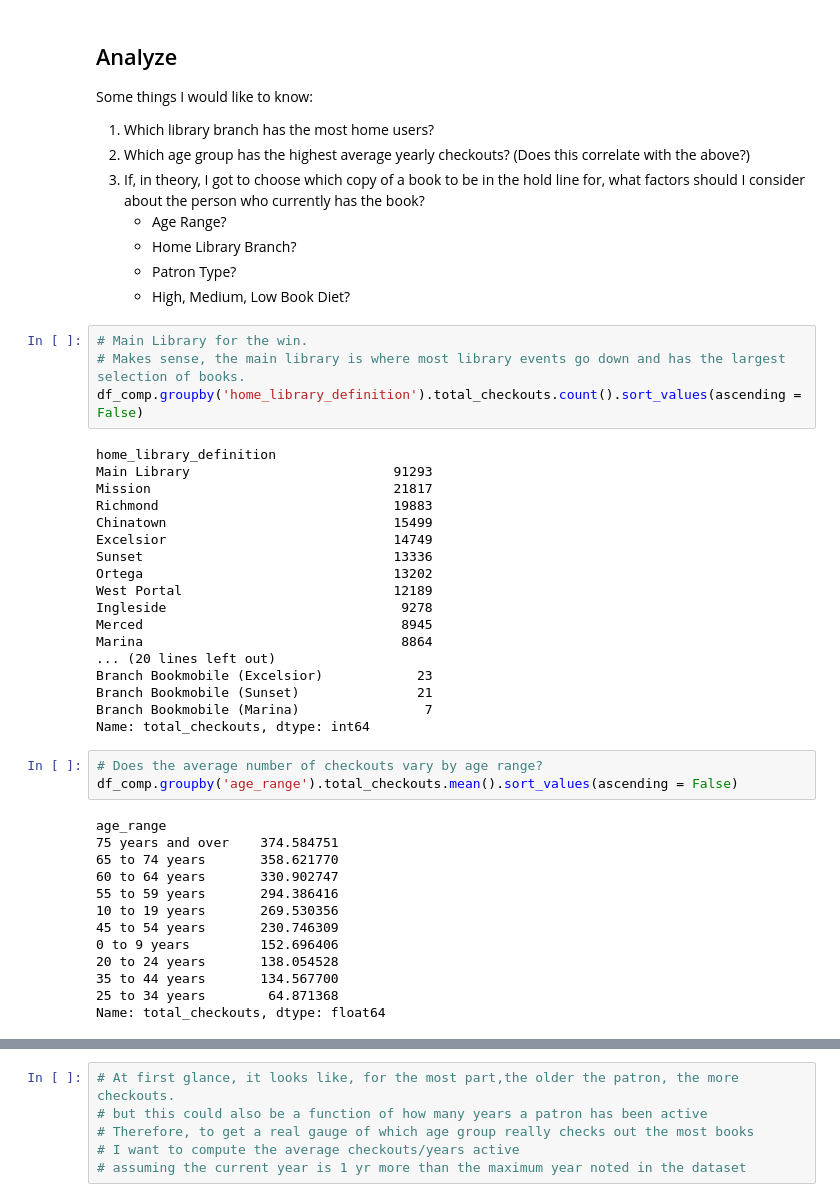
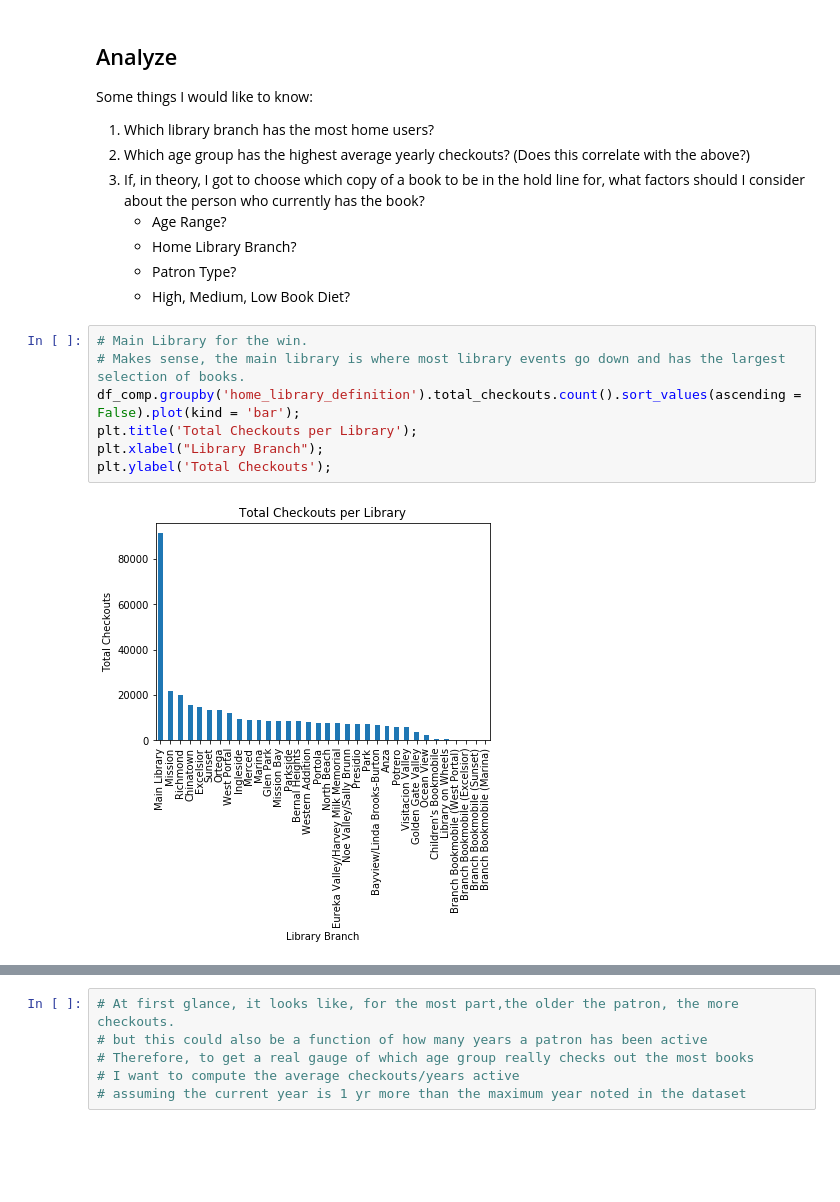
Before and after one commit to arispeaks/SFLibrary, a Jupyter notebook: SF_Library_Project.ipynb, the cells around one changed output, grey strips where cells are left out. Saved outputs shown, nothing was run; the diff lists cells and outputs as text; blank space fills up the shorter version.

```diff
--- a/SF_Library_Project.ipynb
+++ b/SF_Library_Project.ipynb
@@ -295,38 +295,9 @@ Some things I would like to know:
 # %%
 # Main Library for the win.
 # Makes sense, the main library is where most library events go down and has the largest selection of books.
-df_comp.groupby('home_library_definition').total_checkouts.count().sort_values(ascending = False)
+df_comp.groupby('home_library_definition').total_checkouts.count().sort_values(ascending = False).plot(kind = 'bar');
+plt.title('Total Checkouts per Library');
+plt.xlabel("Library Branch");
+plt.ylabel('Total Checkouts');
 # %% [output]
-home_library_definition
-Main Library                          91293
-Mission                               21817
-Richmond                              19883
-Chinatown                             15499
-Excelsior                             14749
-Sunset                                13336
-Ortega                                13202
-West Portal                           12189
-Ingleside                              9278
-Merced                                 8945
-Marina                                 8864
-... (20 lines left out)
-Branch Bookmobile (Excelsior)            23
-Branch Bookmobile (Sunset)               21
-Branch Bookmobile (Marina)                7
-Name: total_checkouts, dtype: int64
+[figure, added]
-# %%
-# Does the average number of checkouts vary by age range?
-df_comp.groupby('age_range').total_checkouts.mean().sort_values(ascending = False)
-# %% [output]
-age_range
-75 years and over    374.584751
-65 to 74 years       358.621770
-60 to 64 years       330.902747
-55 to 59 years       294.386416
-10 to 19 years       269.530356
-45 to 54 years       230.746309
-0 to 9 years         152.696406
-20 to 24 years       138.054528
-35 to 44 years       134.567700
-25 to 34 years        64.871368
-Name: total_checkouts, dtype: float64
```
Also changed, not shown: parts of 12 cells of this notebook, 1 other file.
